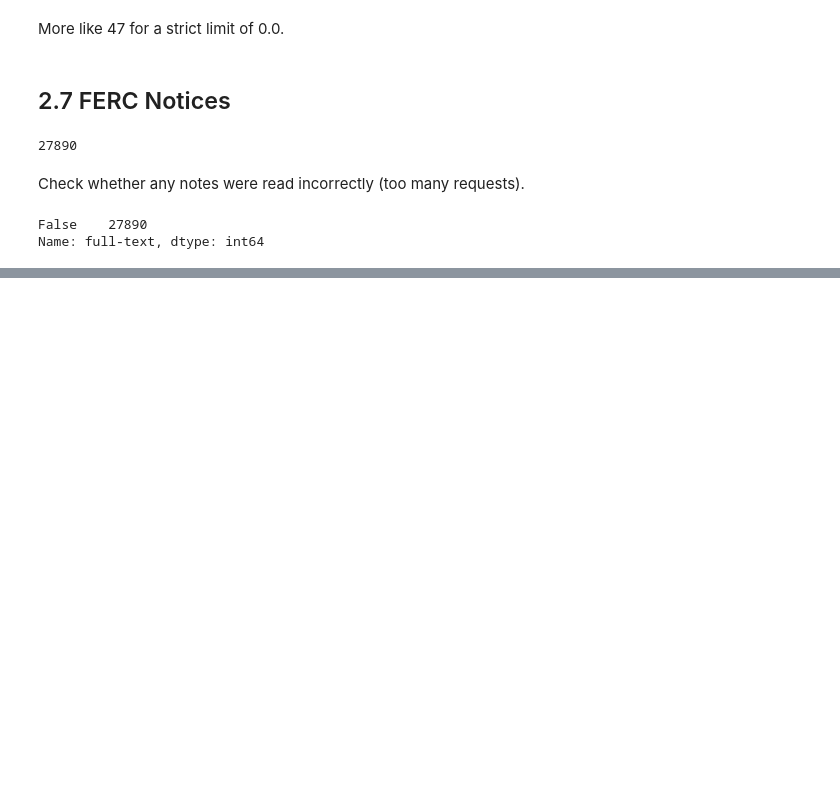
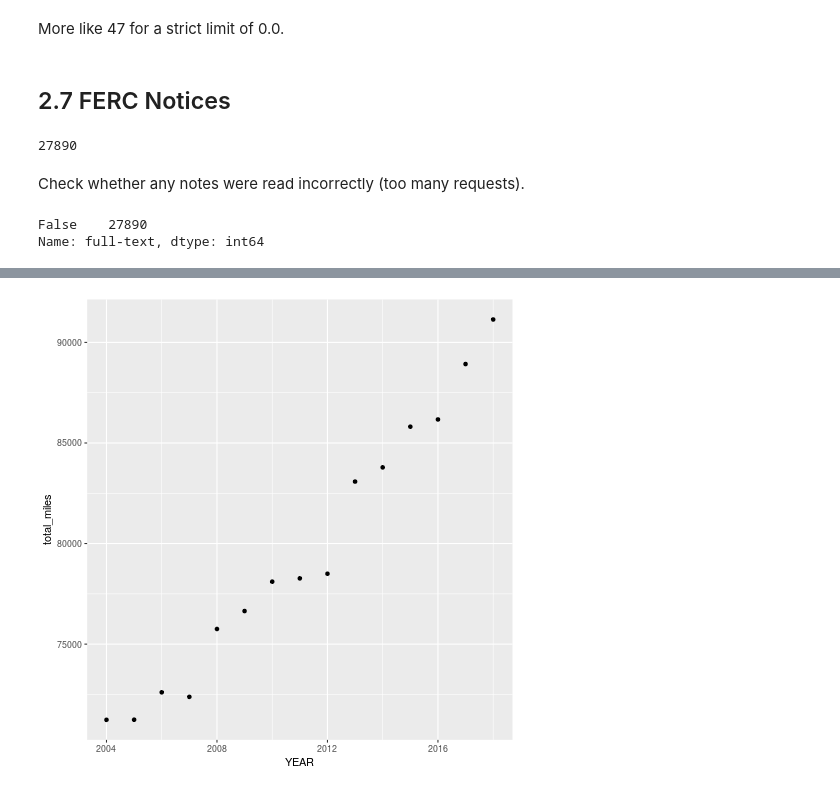
Before and after one commit to julianbarg/oil_industry, a Jupyter notebook: workbooks/2py_data_exploration.ipynb, the cells around one changed output, grey strips where cells are left out. Saved outputs shown, nothing was run; the diff lists cells and outputs as text; code cells hidden in the pictures; blank space fills up the shorter version.

Commit message:
Added section to explore distribution of incidents in the raw data.

```diff
--- a/workbooks/2py_data_exploration.ipynb
+++ b/workbooks/2py_data_exploration.ipynb
@@ -511,0 +514,7 @@ Name: full-text, dtype: int64
+# %%
+pipelines_2004_2009 = [file for file in listdir('../data/pipelines_2004_2009_2019-08-02/') if 'annual_hazardous_liquid' in file]
+pipelines_2004_2009 = pd.concat([pd.read_excel(f'../data/pipelines_2004_2009_2019-08-02/{file}')
+                                 for file in pipelines_2004_2009])
+pipelines_2004_2009 = pipelines_2004_2009.reset_index(drop = True)
+
+pipelines_2004_2009.sample(5)
@@ -511,0 +529,8 @@ Name: full-text, dtype: int64
+# %%
+pipelines_total = pipelines[['REPORT_YEAR', 'OPERATOR_ID', 'PARTA5COMMODITY', 'PARTBHCAONSHORE']].copy()
+pipelines_total = pipelines_total.rename(columns={'REPORT_YEAR': 'YEAR', 'PARTA5COMMODITY': 'COMMODITY', 'PARTBHCAONSHORE': 'MILES'})
+new_names_pipelines_1 = {'Crude Oil': 'crude',
+                       'HVL': 'hvl',
+                       'Refined and/or Petroleum Product (non-HVL)': 'non-hvl'}
+pipelines_total = pipelines_total.replace({'COMMODITY': new_names_pipelines_1})
+pipelines_total.sample(5)
@@ -511,0 +544,6 @@ Name: full-text, dtype: int64
+# %%
+pipelines_total_2 = pipelines_2004_2009[['YR', 'OPERATOR_ID', 'SYSTEM_TYPE', 'HCAONM']]
+pipelines_total_2 = pipelines_total_2.rename(columns={'YR': 'YEAR', 'SYSTEM_TYPE': 'COMMODITY', 'HCAONM': 'MILES'})
+new_names_pipelines_2 = {"CRUDE OIL": "crude", "HVLS": "hvl", "PETROLEUM & REFINED PRODUCTS": "non-hvl"}
+pipelines_total_2 = pipelines_total_2.replace({'COMMODITY': new_names_pipelines_2})
+pipelines_total_2.sample(5)
@@ -511,0 +557,3 @@ Name: full-text, dtype: int64
+# %%
+pipelines_total = pd.concat([pipelines_total, pipelines_total_2]).reset_index(drop=True)
+pipelines_total.sample(5)
@@ -511,0 +567,10 @@ Name: full-text, dtype: int64
+# %%
+%%R -i pipelines_total
+pipelines_total %>%
+    group_by(YEAR) %>%
+    filter(!is.na(MILES)) %>%
+    summarize(total_miles = sum(MILES)) %>%
+    ggplot(aes(x=YEAR, y=total_miles)) +
+        geom_point()
+# %% [output]
+[figure, added]
```
Also changed, not shown: parts of 35 cells of this notebook.
